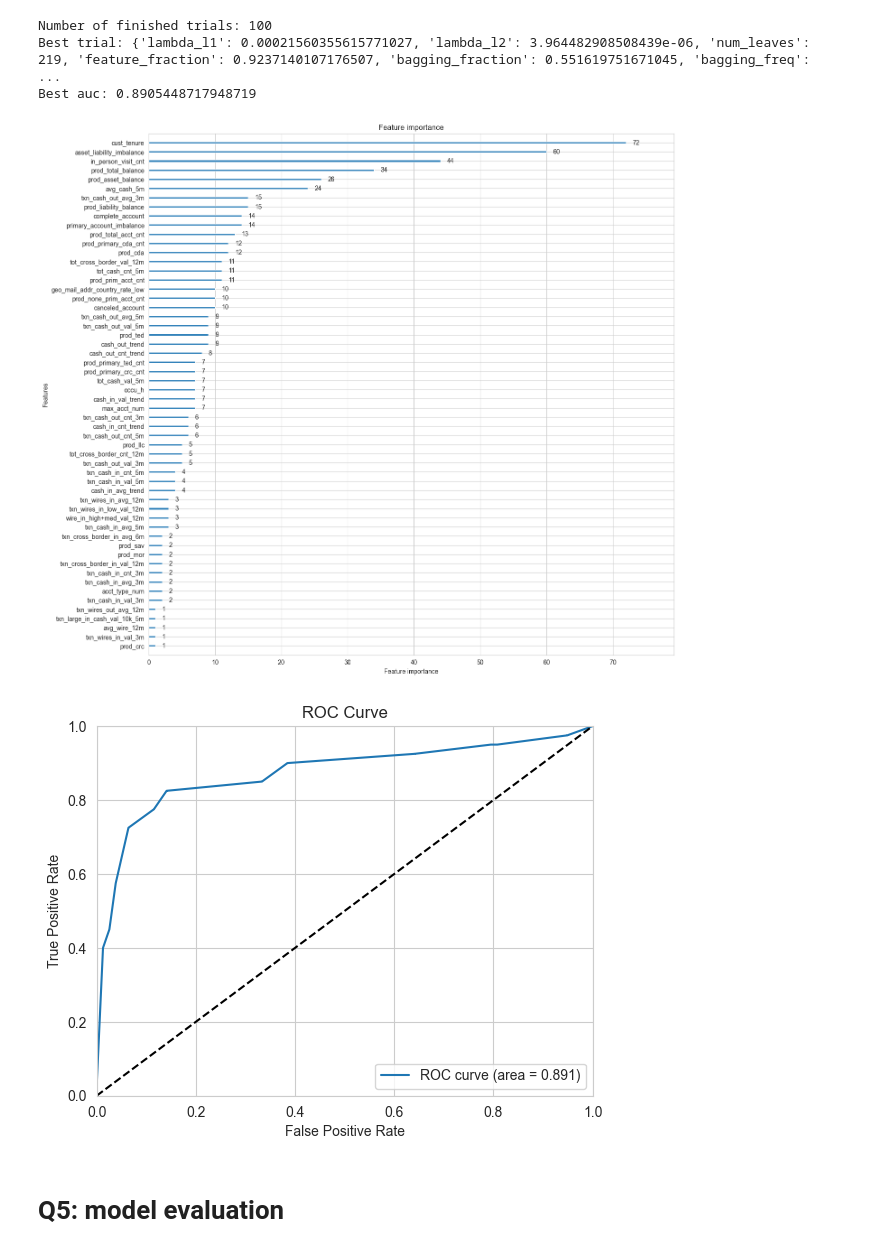
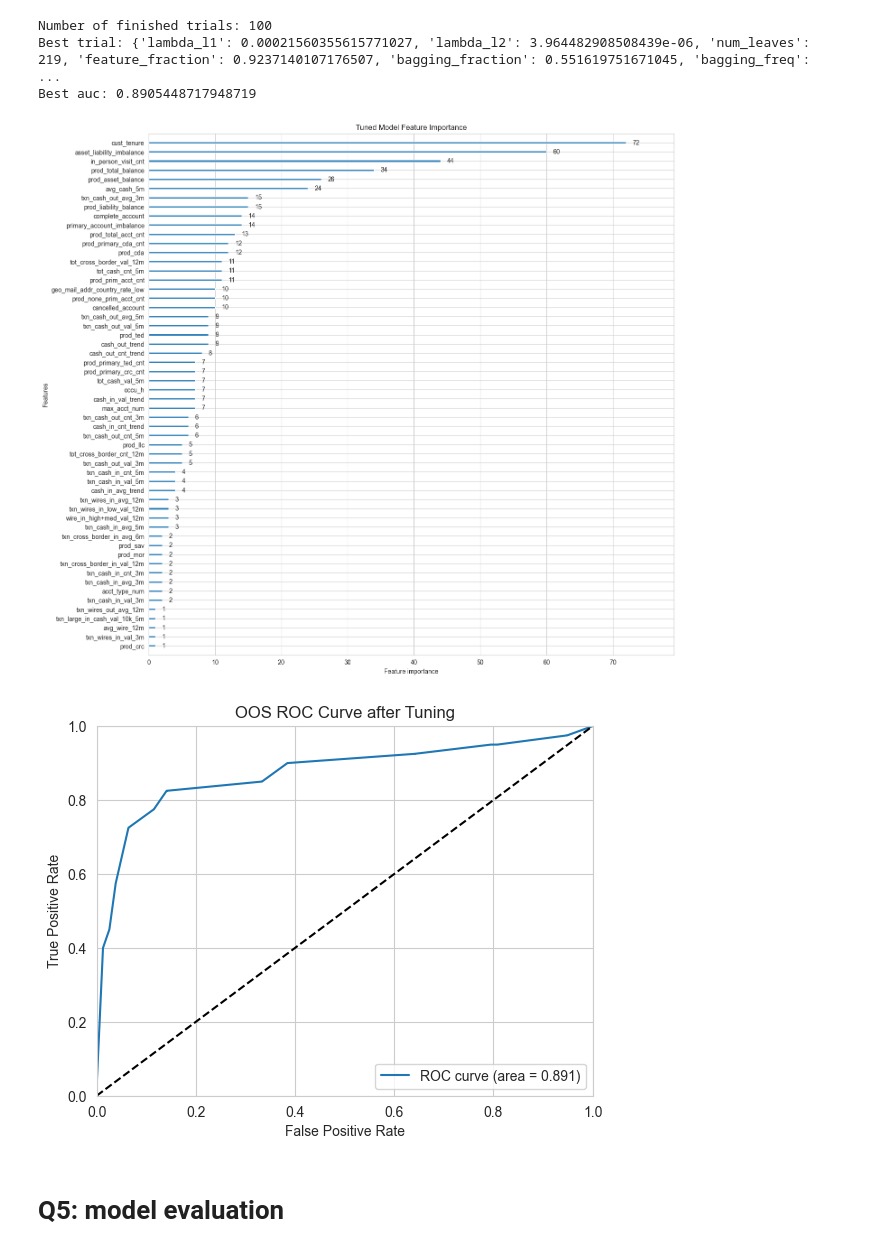
Before and after one commit to kaiwenShen/AML_modelling, a Jupyter notebook: AML_ml.ipynb, the cells around one changed output. Saved outputs shown, nothing was run; the diff lists cells and outputs as text; code cells hidden in the pictures.

```diff
--- a/AML_ml.ipynb
+++ b/AML_ml.ipynb
@@ -43,7 +94,7 @@ possible_feature['asset_liability_imbalance'] = (data['prod_asset_balance'] - da
         data['prod_asset_balance'] + data['prod_liability_balance'])
 possible_feature['primary_account_imbalance'] = (data['prod_prim_acct_cnt'] - data['prod_none_prim_acct_cnt']) / (
         data['prod_prim_acct_cnt'] + data['prod_none_prim_acct_cnt'])
-possible_feature['canceled_account'] = 1 - (data['prod_none_prim_acct_cnt'] + data['prod_prim_acct_cnt']) / data[
+possible_feature['cancelled_account'] = 1 - (data['prod_none_prim_acct_cnt'] + data['prod_prim_acct_cnt']) / data[
     'prod_total_acct_cnt']
 # reduce dimension of cash related features
 possible_feature['cash_out_trend'] = ((data['txn_cash_out_avg_5m'] - data['txn_cash_out_avg_3m']) / 2 + (
@@ -441,31 +584,31 @@ gbm = lgb.train(params,
                 )
 # %%
 # plot feature importance
-lgb.plot_importance(gbm, figsize=(15, 15))
+lgb.plot_importance(gbm, figsize=(15, 15),title='Tuned Model Feature Importance')
 plt.show()
 # %% [output]
-[figure, old version]
+[figure, new version]
 # %%
 #plot auc plot with 45 degree line
 from sklearn.metrics import roc_curve
 
 y_pred = gbm.predict(X_test, num_iteration=gbm.best_iteration)
 fpr, tpr, thresholds = roc_curve(y_test, y_pred)
 # apply exponential smoothing to tpr
 from statsmodels.tsa.holtwinters import ExponentialSmoothing
 
 tpr = ExponentialSmoothing(tpr).fit().fittedvalues
 plt.plot(fpr, tpr, label='ROC curve (area = %0.3f)' % roc_auc_score(y_test, y_pred))
 plt.plot([0, 1], [0, 1], 'k--')
 plt.xlim([0.0, 1])
 plt.ylim([0.0, 1])
 plt.xlabel('False Positive Rate')
 plt.ylabel('True Positive Rate')
-plt.title('ROC Curve')
+plt.title('OOS ROC Curve after Tuning')
 plt.legend(loc="lower right")
 plt.show()
 # %% [output]
-[figure, old version]
+[figure, new version]
 # %% [markdown]
 # Q5: model evaluation
 # %%
```
Also changed, not shown: parts of 25 cells of this notebook.
